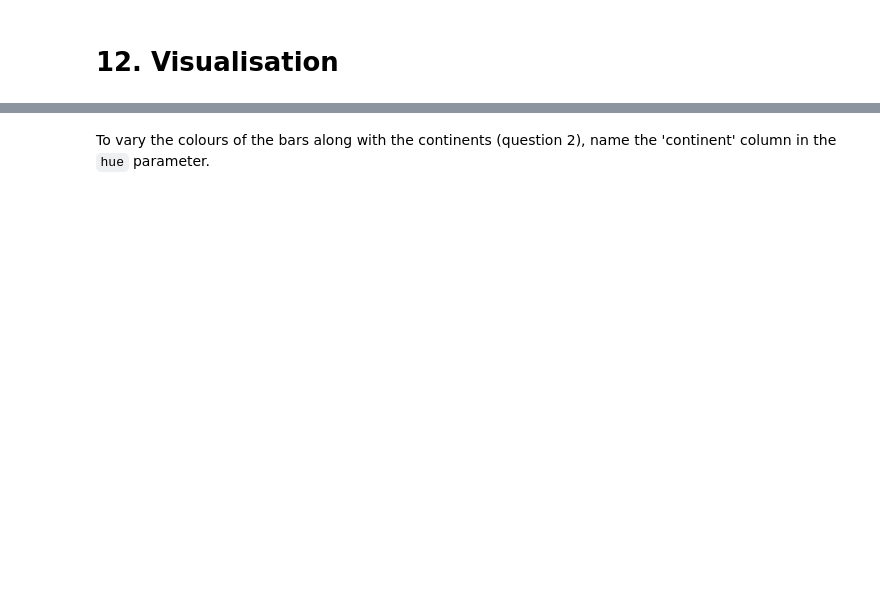
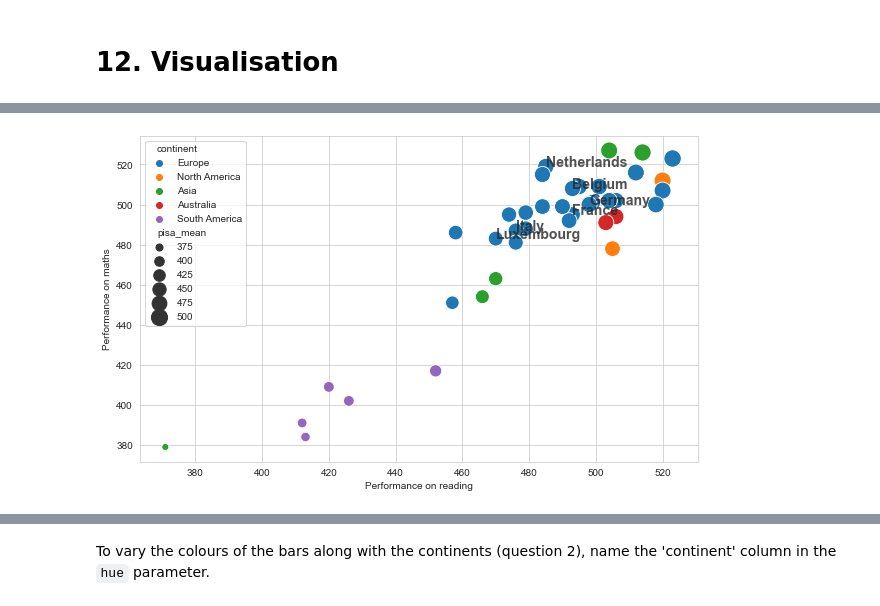
Before and after one commit to cdsleiden/python-tutorial, a Jupyter notebook: notebooks/Solutions/12 Visualisation.ipynb, the cells around one changed output, grey strips where cells are left out. Cells and saved outputs as stored; diff of their text form; code cells hidden in the pictures; blank space fills up the shorter version.

```diff
--- a/notebooks/Solutions/12 Visualisation.ipynb
+++ b/notebooks/Solutions/12 Visualisation.ipynb
@@ -63,0 +166,36 @@ plt.show()
+# %%
+df_2018['pisa_mean'] = df_2018[['pisa_read', 'pisa_math']].mean(axis=1)
+# %%
+import pandas as pd
+
+x_axis = 'pisa_read'
+y_axis = 'pisa_math'
+size = 'pisa_mean'
+hue = 'continent'
+
+import matplotlib.pyplot as plt
+import seaborn as sns
+
+countries = [ 'Netherlands', 'France' , 'Germany' , 'Belgium', 'Luxembourg','Italy']
+
+
+plt.figure( figsize = ( 10,6 ))
+
+
+sns.set_style('whitegrid')
+graph = sns.scatterplot(x = x_axis , y = y_axis ,
+                data = df_2018 ,
+                        hue = hue ,
+                        size = size , sizes=( 50 , 300))
+
+graph.set_xlabel('Performance on reading')
+graph.set_ylabel('Performance on maths')
+
+for i,row in df_2018.iterrows():
+    if row['location_name'] in countries:
+        plt.text( row[x_axis], row[y_axis] , row['location_name'] ,
+                 fontsize=14 , fontweight = 'bold', alpha = 0.8)
+
+plt.savefig('scatterplot.png' , dpi = 300 )
+# %% [output]
+[figure, added]
```
Also changed, not shown: parts of 33 cells of this notebook, 2 other files.
